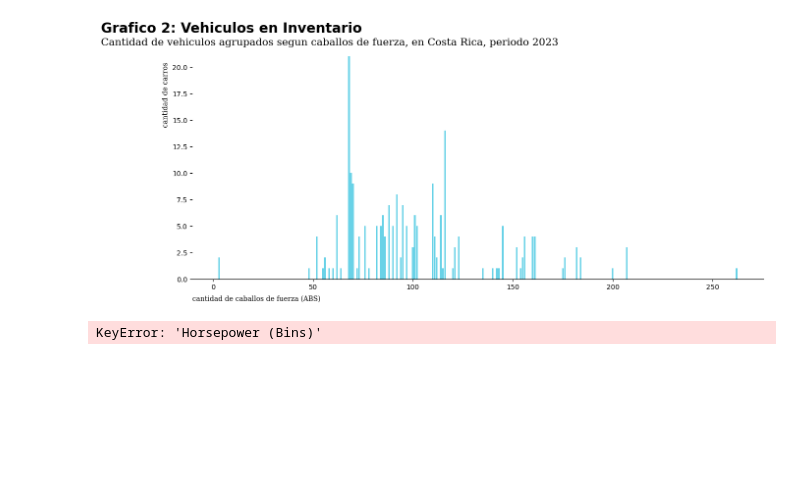
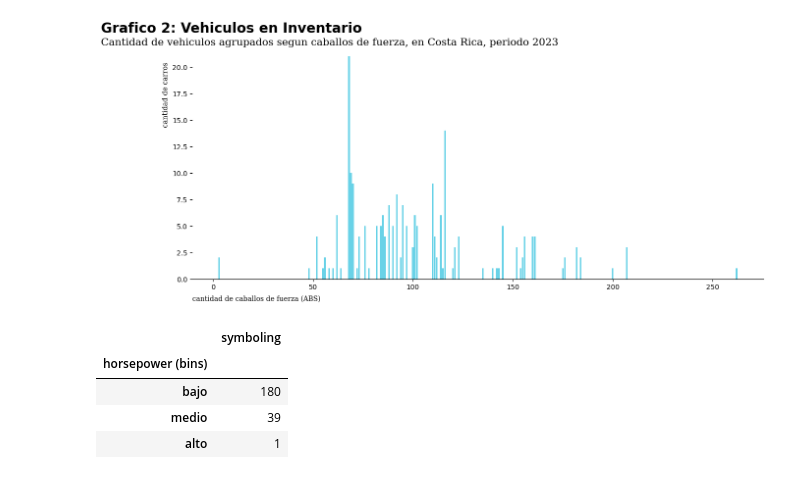
Before and after one commit to MarcoKmpos/AnalisisDeDatos, a Jupyter notebook: Portafolio(Semanal).ipynb, the cells around one changed output. Saved outputs shown, nothing was run; the diff lists cells and outputs as text; code cells hidden in the pictures; blank space fills up the shorter version.

```diff
--- a/Portafolio(Semanal).ipynb
+++ b/Portafolio(Semanal).ipynb
@@ -937,10 +937,14 @@ findfont: Font family 'Liberation Sans Narrow' not found.
 findfont: Font family 'Liberation Sans Narrow' not found.
 [figure]
 # %%
-gf = dfAutos.groupby(['Horsepower (Bins)']).count()
+gf = dfAutos.groupby(['horsepower (bins)']).count()
 gf = gf.iloc[:,:1]
 gf = gf.sort_values('symboling', ascending=False)
 gf
 # %% [output]
-KeyError: 'Horsepower (Bins)'
+|  | symboling |
+| horsepower (bins) |  |
+| bajo | 180 |
+| medio | 39 |
+| alto | 1 |
 # %%
```
Also changed, not shown: parts of 2 cells of this notebook.
